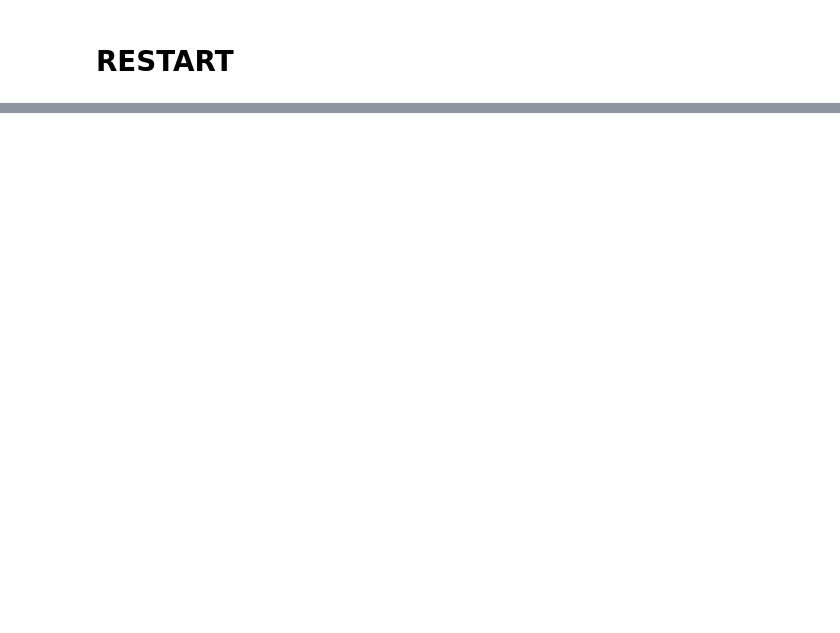
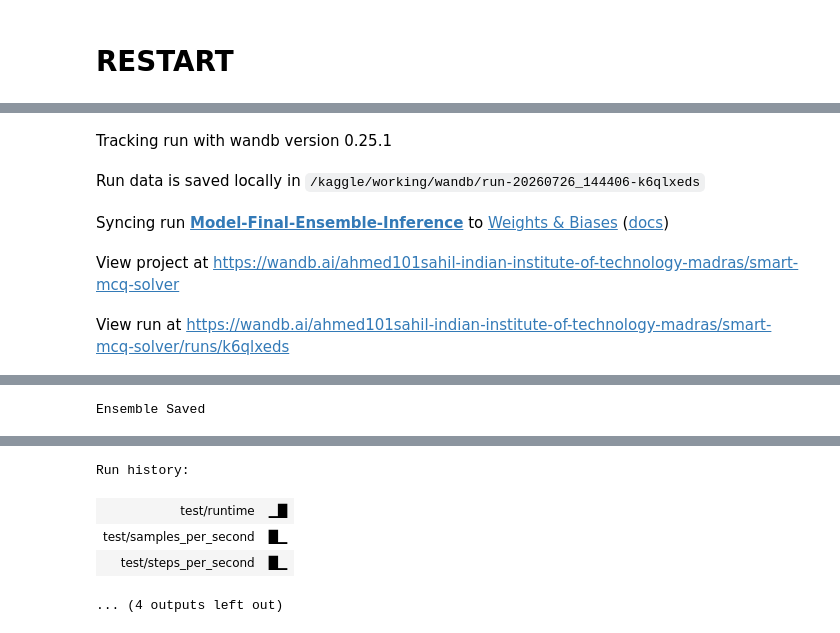
Before and after one commit to 22f2000691/dlgenai-t22026, a Jupyter notebook: DL-22f2000691-notebook-t22026.ipynb, the cells around one changed output, grey strips where cells are left out. Saved outputs shown, nothing was run; the diff lists cells and outputs as text; code cells hidden in the pictures; blank space fills up the shorter version.

Commit message:
Kaggle Notebook | DL-22f2000691-notebook-t22026 | Version 7

```diff
--- a/DL-22f2000691-notebook-t22026.ipynb
+++ b/DL-22f2000691-notebook-t22026.ipynb
@@ -911,22 +861,33 @@ Run history:
 # %%
+wandb.init(project="smart-mcq-solver", name="Model-Final-Ensemble-Inference")
+model_scratch.eval()
+with torch.no_grad():
+    logits_m1 = model_scratch(torch.tensor(X_test_tfidf, dtype=torch.float32).to(device)).cpu().numpy()
+
 preds_m2 = trainer_m2.predict(encoded_test_ds)
 logits_m2 = preds_m2.predictions
 
-final_predictions_m2 = []
+preds_m3 = trainer_m3.predict(encoded_test_ds)
+logits_m3 = preds_m3.predictions
+
+w1, w2, w3 = 0.1, 0.45, 0.45
+ensemble_logits = (w1 * logits_m1) + (w2 * logits_m2) + (w3 * logits_m3)
+
+final_predictions = []
 labels = ['A', 'B', 'C', 'D', 'E']
 
-for row_logits in logits_m2:
+for row_logits in ensemble_logits:
     top_3_indices = np.argsort(row_logits)[-3:][::-1]
-    final_predictions_m2.append(" ".join([labels[i] for i in top_3_indices]))
+    final_predictions.append(" ".join([labels[i] for i in top_3_indices]))
 
-# Detect ID column name
 id_col = 'ID' if 'ID' in test_df.columns else 'id' if 'id' in test_df.columns else test_df.index
 
-# Save Submission
-submission_df_m2 = pd.DataFrame({
+submission_df = pd.DataFrame({
     'ID': test_df[id_col] if id_col in test_df.columns else id_col,
-    'Prediction': final_predictions_m2
+    'Prediction': final_predictions
 })
 
-submission_df_m2.to_csv('submission_model2.csv', index=False)
-print("Done!")
+submission_df.to_csv('submission_final_ensemble.csv', index=False)
+print("Ensemble Saved")
+wandb.finish()
+# %% [output]
@@ -932,0 +895,5 @@ print("Done!")
+Tracking run with wandb version 0.25.1
+Run data is saved locally in /kaggle/working/wandb/run-20260726_144406-k6qlxeds
+Syncing run Model-Final-Ensemble-Inference to Weights & Biases (docs)
+View project at https://wandb.ai/ahmed101sahil-indian-institute-of-technology-madras/smart-mcq-solver
+View run at https://wandb.ai/ahmed101sahil-indian-institute-of-technology-madras/smart-mcq-solver/runs/k6qlxeds
@@ -932,0 +902 @@ print("Done!")
+Ensemble Saved
@@ -932,0 +904,5 @@ print("Done!")
+Run history:
+| test/runtime | ▁█ |
+| test/samples_per_second | █▁ |
+| test/steps_per_second | █▁ |
+... (4 outputs left out)
```
Also changed, not shown: parts of 12 cells of this notebook.
